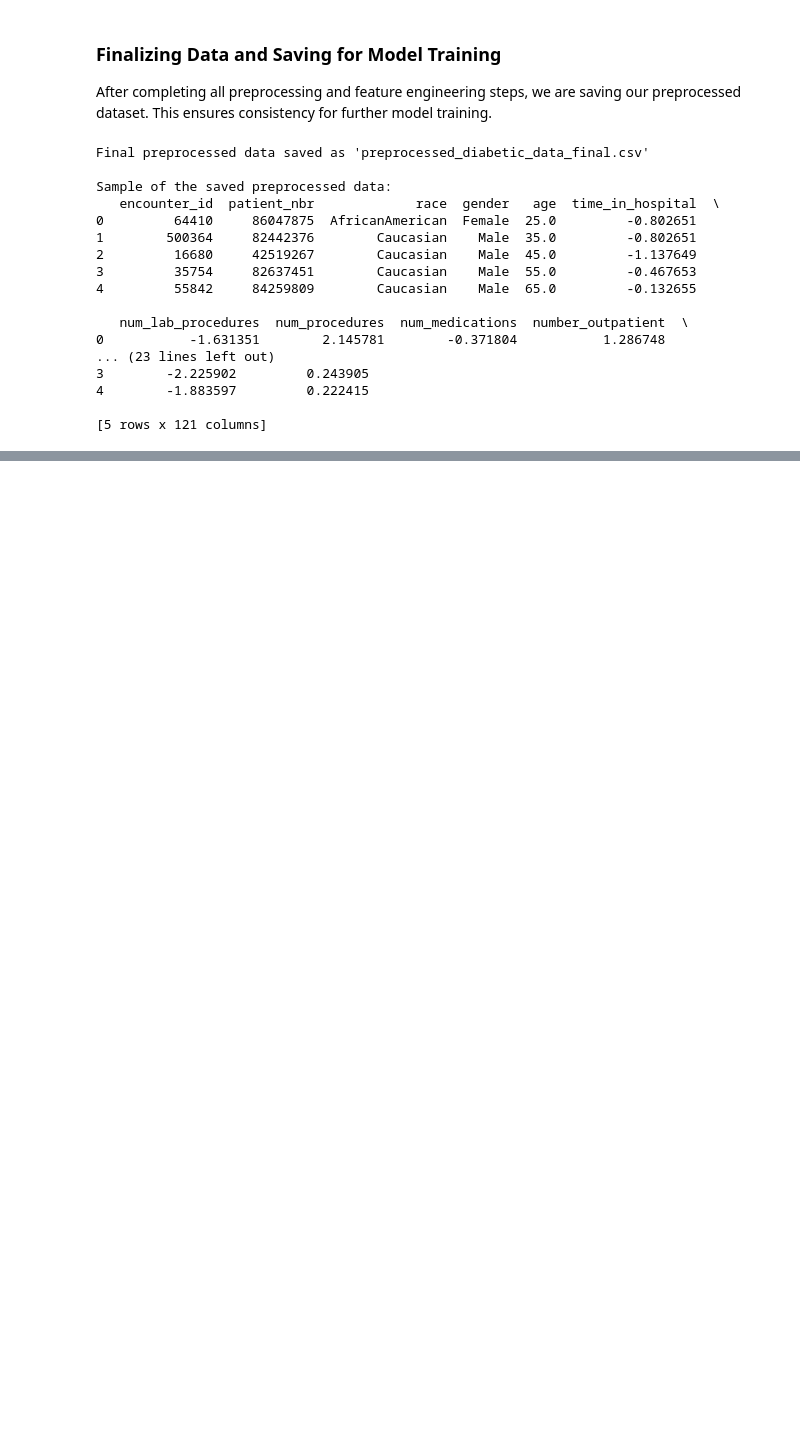
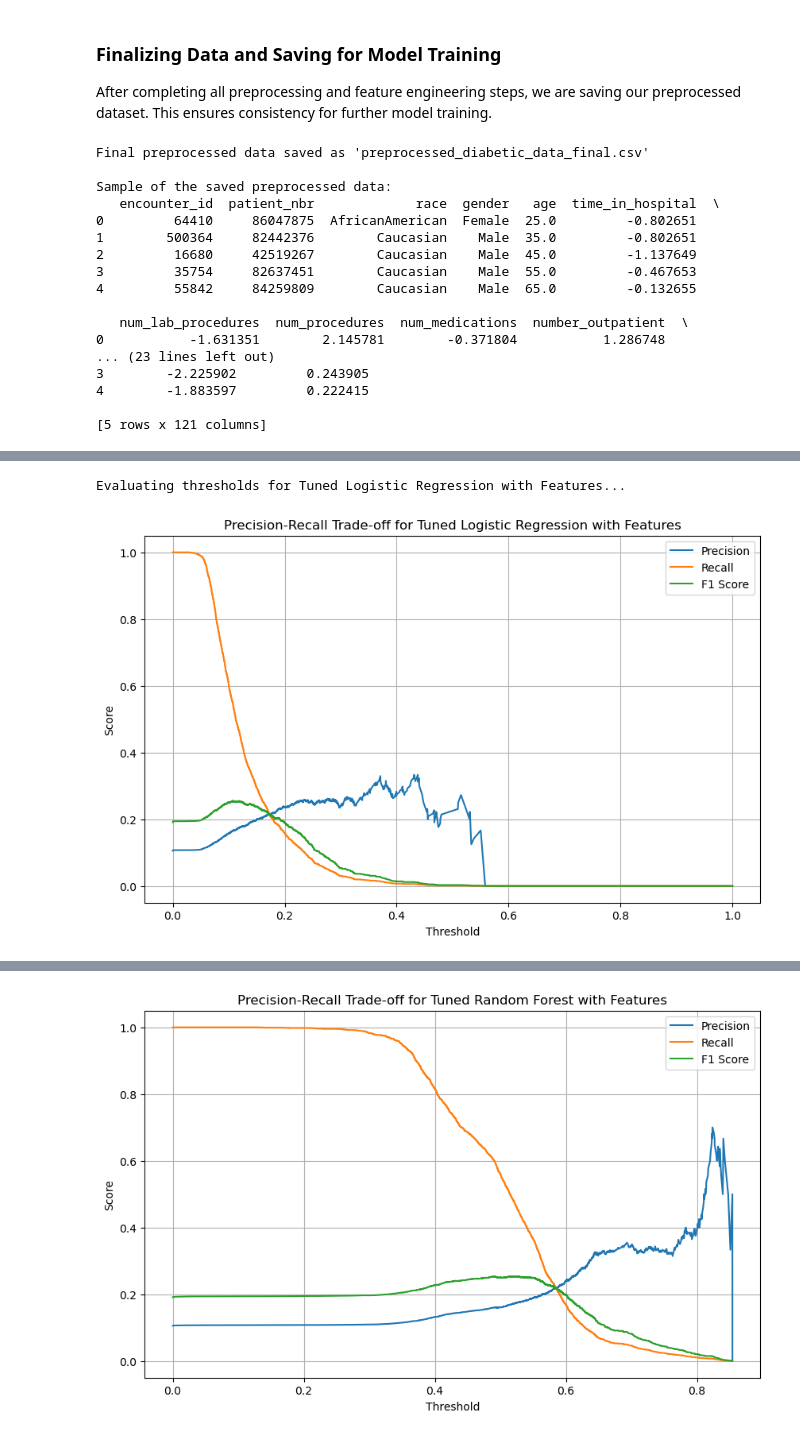
Before and after one commit to Securella/ml-project, a Jupyter notebook: project-diabetes-notebook.ipynb, the cells around one changed output, grey strips where cells are left out. Cells and saved outputs as stored; diff of their text form; code cells hidden in the pictures; blank space fills up the shorter version.

Commit message:
Finalized model training and evaluating.

```diff
--- a/project-diabetes-notebook.ipynb
+++ b/project-diabetes-notebook.ipynb
@@ -959,0 +1191,18 @@ Sample of the saved preprocessed data:
+# %%
+# Adjusting class weights and retrain models
+from sklearn.linear_model import LogisticRegression
+from sklearn.ensemble import RandomForestClassifier
+from xgboost import XGBClassifier
+
+# Initializing models with class weight adjustments
+logistic_model = LogisticRegression(class_weight='balanced', max_iter=1000, random_state=42)
+rf_model = RandomForestClassifier(class_weight='balanced', n_estimators=100, random_state=42)
+xgb_model = XGBClassifier(scale_pos_weight=(y_train.value_counts()[0] / y_train.value_counts()[1]), use_label_encoder=False, eval_metric='logloss', random_state=42)
+
+# Evaluating each model
+print("Evaluating models with class weight adjustments:")
+train_and_evaluate(logistic_model, X_train_balanced, y_train_balanced, X_test, y_test)
+train_and_evaluate(rf_model, X_train_balanced, y_train_balanced, X_test, y_test)
+train_and_evaluate(xgb_model, X_train_balanced, y_train_balanced, X_test, y_test)
+
+xgb_model = XGBClassifier(objective='binary:logistic', random_state=42)  # to skip warning 'use_label_encoder'
@@ -959,0 +1636,58 @@ Sample of the saved preprocessed data:
+# %%
+from sklearn.metrics import precision_recall_curve, accuracy_score, f1_score, precision_score, recall_score
+import matplotlib.pyplot as plt
+
+# Function to evaluate and plot precision-recall trade-offs at various thresholds
+def evaluate_thresholds(model, model_name, X_test, y_test):
+    print(f"\nEvaluating thresholds for {model_name}...")
+
+    # Obtain probabilities for the positive class
+    y_probs = model.predict_proba(X_test)[:, 1]
+
+    # Calculate precision, recall, and thresholds
+    precisions, recalls, thresholds = precision_recall_curve(y_test, y_probs)
+
+    # Calculate F1 scores for each threshold
+    f1_scores = 2 * (precisions * recalls) / (precisions + recalls + 1e-9)
+
+    # Plot precision, recall, and F1-score vs. threshold
+    plt.figure(figsize=(10, 6))
+    plt.plot(thresholds, precisions[:-1], label="Precision")
+    plt.plot(thresholds, recalls[:-1], label="Recall")
+    plt.plot(thresholds, f1_scores[:-1], label="F1 Score")
+    plt.xlabel("Threshold")
+    plt.ylabel("Score")
+    plt.title(f"Precision-Recall Trade-off for {model_name}")
+    plt.legend()
+    plt.grid(True)
+    plt.show()
+
+    # Find the best threshold based on the maximum F1 score
+    best_idx = f1_scores.argmax()
+    best_threshold = thresholds[best_idx]
+    print(f"Optimal Threshold for {model_name}: {best_threshold:.2f}")
+    print(f"Precision: {precisions[best_idx]:.4f}, Recall: {recalls[best_idx]:.4f}, F1 Score: {f1_scores[best_idx]:.4f}")
+
+    # Apply the optimal threshold to make final predictions
+    y_pred_adj = (y_probs >= best_threshold).astype(int)
+
+    # Final evaluation metrics at the optimal threshold
+    accuracy = accuracy_score(y_test, y_pred_adj)
+    precision = precision_score(y_test, y_pred_adj)
+    recall = recall_score(y_test, y_pred_adj)
+    f1 = f1_score(y_test, y_pred_adj)
+
+    print(f"\nFinal Evaluation Metrics for {model_name} at Threshold {best_threshold:.2f}:")
+    print(f"Accuracy: {accuracy:.4f}")
+    print(f"Precision: {precision:.4f}")
+    print(f"Recall: {recall:.4f}")
+    print(f"F1 Score: {f1:.4f}")
+    print("=" * 60)
+
+# Evaluate thresholds for each tuned model
+evaluate_thresholds(best_logistic_model, "Tuned Logistic Regression with Features", X_test, y_test)
+evaluate_thresholds(best_rf_model, "Tuned Random Forest with Features", X_test, y_test)
+evaluate_thresholds(best_xgb_model, "Tuned XGBoost with Features", X_test, y_test)
+# %% [output]
+Evaluating thresholds for Tuned Logistic Regression with Features...
+[figure, added]
@@ -959,0 +1705 @@ Sample of the saved preprocessed data:
+[figure, added]
```
Also changed, not shown: parts of 29 cells of this notebook, 1 other file.
